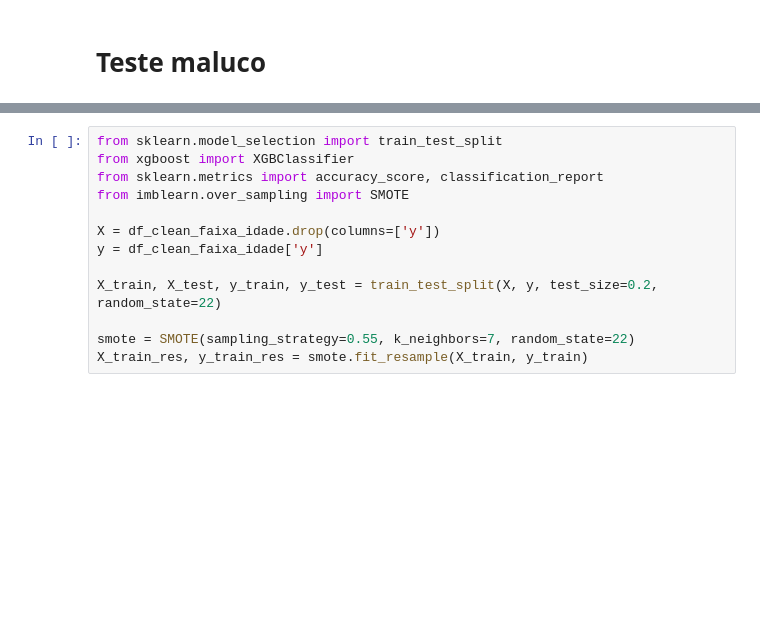
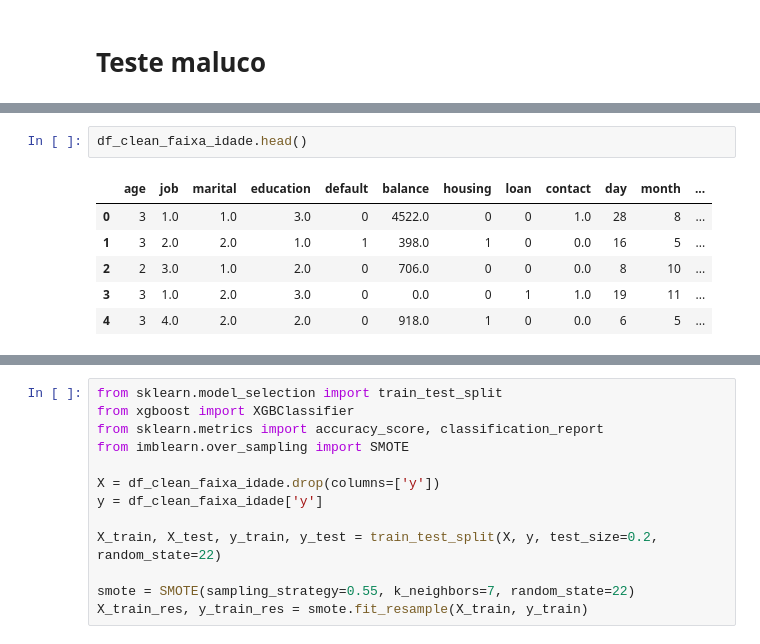
Before and after one commit to jvmilaUSP/projetoTuringAcademy, a Jupyter notebook: ModeloTA.ipynb, the cells around one changed output, grey strips where cells are left out. Drawn from its saved outputs; the diff is of its cells as text; blank space fills up the shorter version.

```diff
--- a/ModeloTA.ipynb
+++ b/ModeloTA.ipynb
@@ -1120,0 +1312,9 @@ Predictions saved to predictions.csv
+# %%
+df_clean_faixa_idade.head()
+# %% [output]
+|  | age | job | marital | education | default | balance | housing | loan | contact | day | month | ... |
+| 0 | 3 | 1.0 | 1.0 | 3.0 | 0 | 4522.0 | 0 | 0 | 1.0 | 28 | 8 | ... |
+| 1 | 3 | 2.0 | 2.0 | 1.0 | 1 | 398.0 | 1 | 0 | 0.0 | 16 | 5 | ... |
+| 2 | 2 | 3.0 | 1.0 | 2.0 | 0 | 706.0 | 0 | 0 | 0.0 | 8 | 10 | ... |
+| 3 | 3 | 1.0 | 2.0 | 3.0 | 0 | 0.0 | 0 | 1 | 1.0 | 19 | 11 | ... |
+| 4 | 3 | 4.0 | 2.0 | 2.0 | 0 | 918.0 | 1 | 0 | 0.0 | 6 | 5 | ... |
```
Also changed, not shown: parts of 21 cells of this notebook, 1 other file.
